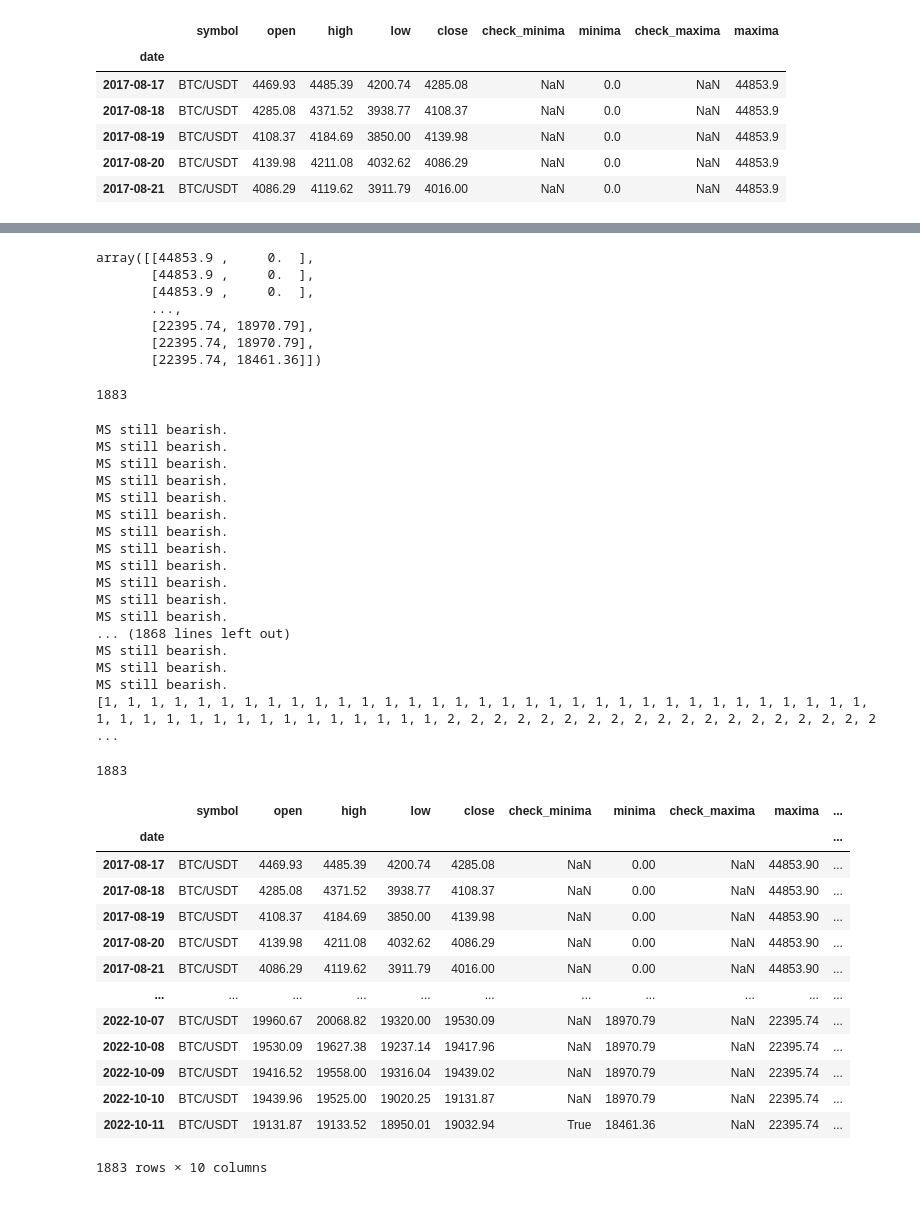
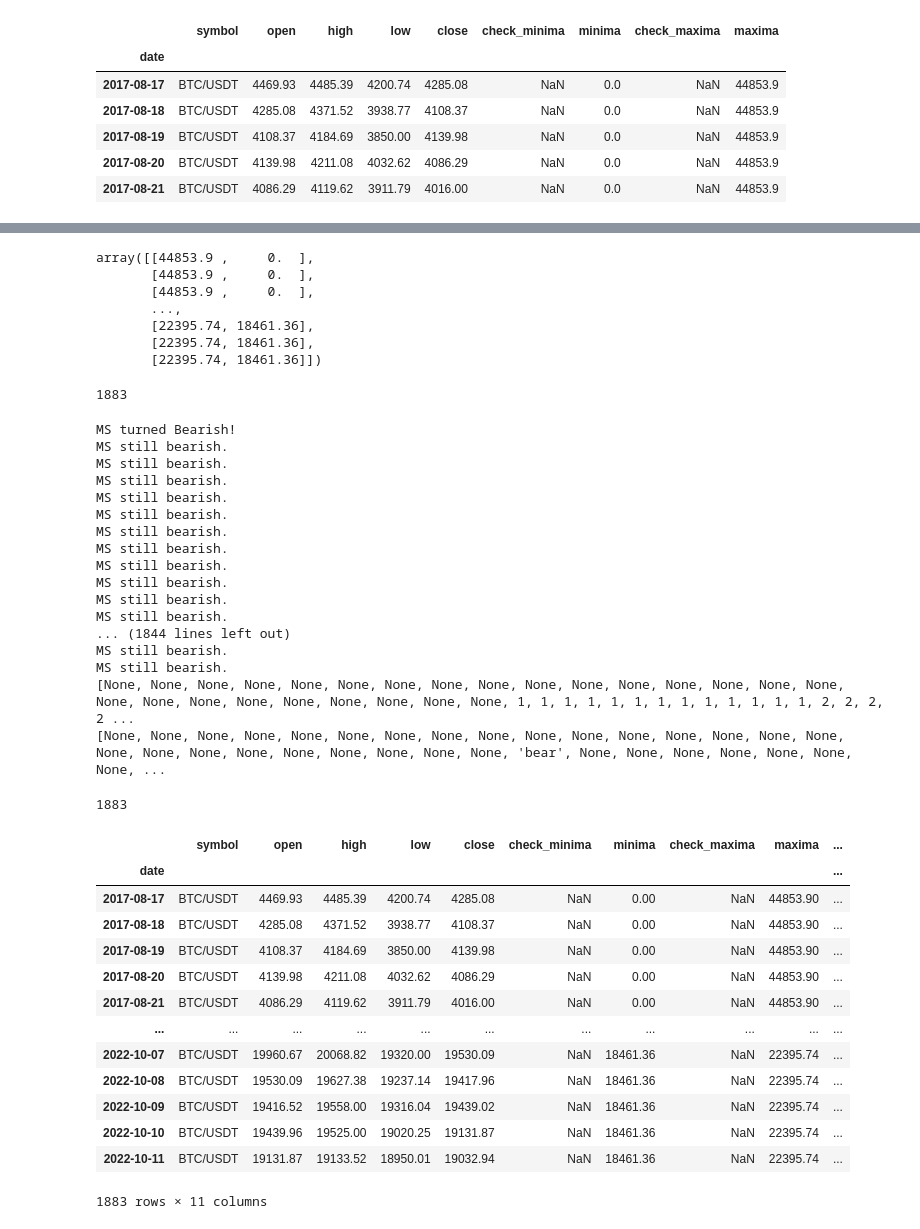
Before and after one commit to adevrent/freqtrade_custom_strats, a Jupyter notebook: python_concepts/orderblocks.ipynb, the cells around one changed output, grey strips where cells are left out. Drawn from its saved outputs; the diff is of its cells as text; code cells hidden in the pictures.

```diff
--- a/python_concepts/orderblocks.ipynb
+++ b/python_concepts/orderblocks.ipynb
@@ -41,5 +41,5 @@ plt.plot(df.index, df["close"])
 # %%
-pivot_range = int(20)
+pivot_range = int(10)
 
 conditions1_minima = np.array([(df["close"].shift(periods = pivot_range) < df["close"].shift(periods = pivot_range + lb)) for lb in range(1, pivot_range + 1)])
 conditions2_minima = np.array([(df["close"].shift(periods = pivot_range) < df["close"].shift(periods = pivot_range - lb)) for lb in range(1, pivot_range + 1)])
@@ -166,8 +166,8 @@ array([[44853.9 ,     0.  ],
        [44853.9 ,     0.  ],
        [44853.9 ,     0.  ],
        ...,
-       [22395.74, 18970.79],
-       [22395.74, 18970.79],
+       [22395.74, 18461.36],
+       [22395.74, 18461.36],
        [22395.74, 18461.36]])
 # %%
 len(arr_ext)
@@ -176,29 +176,38 @@ len(arr_ext)
 # %%
 ms = None  # 2 for bullish 1 for bearish market structure (ms).
 ms_list = []
+ms_change = []
+
 # Iterate over the array with a for loop
 for i in range(0, len(arr_ext)):
     # Compare the current element to the previous element
     if arr_ext[i][1] > arr_ext[i - 1][1]:  # Higher low (higher minima value.)
         ms = 2  # Bullish ms.
         ms_list.append(ms)
+        ms_change.append("bull")
         print("MS turned Bullish!")
-        #print(ms_list)
+
+
+
     elif arr_ext[i][0] < arr_ext[i - 1][0]: # Lower high (lower maxima value.)
         ms = 1  # Bearish ms.
         ms_list.append(ms)
+        ms_change.append("bear")
         print("MS turned Bearish!")
-        #print(ms_list)
+
     else:
         if ms == 2:
             print("MS still bullish.")
         elif ms == 1:
             print("MS still bearish.")
         ms_list.append(ms)
-        #print(ms_list)
+        ms_change.append(None)
+
 
 print(ms_list)
+print(ms_change)
 # %% [output]
+MS turned Bearish!
 MS still bearish.
 MS still bearish.
 MS still bearish.
@@ -210,31 +219,32 @@ MS still bearish.
 MS still bearish.
 MS still bearish.
 MS still bearish.
-MS still bearish.
-... (1868 lines left out)
+... (1844 lines left out)
 MS still bearish.
 MS still bearish.
-MS still bearish.
-[1, 1, 1, 1, 1, 1, 1, 1, 1, 1, 1, 1, 1, 1, 1, 1, 1, 1, 1, 1, 1, 1, 1, 1, 1, 1, 1, 1, 1, 1, 1, 1, 1, 1, 1, 1, 1, 1, 1, 1, 1, 1, 1, 1, 1, 1, 1, 1, 2, 2, 2, 2, 2, 2, 2, 2, 2, 2, 2, 2, 2, 2, 2, 2, 2, 2, 2 ...
+[None, None, None, None, None, None, None, None, None, None, None, None, None, None, None, None, None, None, None, None, None, None, None, None, None, 1, 1, 1, 1, 1, 1, 1, 1, 1, 1, 1, 1, 1, 2, 2, 2, 2 ...
+[None, None, None, None, None, None, None, None, None, None, None, None, None, None, None, None, None, None, None, None, None, None, None, None, None, 'bear', None, None, None, None, None, None, None, ...
 # %%
 len(ms_list)
 # %% [output]
 1883
 # %%
 df["market_structure"] = ms_list
+df["ms_change"] = ms_change
+
 df
 # %% [output]
 |  | symbol | open | high | low | close | check_minima | minima | check_maxima | maxima | ... |
 | date |  |  |  |  |  |  |  |  |  | ... |
 | 2017-08-17 | BTC/USDT | 4469.93 | 4485.39 | 4200.74 | 4285.08 | NaN | 0.00 | NaN | 44853.90 | ... |
 | 2017-08-18 | BTC/USDT | 4285.08 | 4371.52 | 3938.77 | 4108.37 | NaN | 0.00 | NaN | 44853.90 | ... |
 | 2017-08-19 | BTC/USDT | 4108.37 | 4184.69 | 3850.00 | 4139.98 | NaN | 0.00 | NaN | 44853.90 | ... |
 | 2017-08-20 | BTC/USDT | 4139.98 | 4211.08 | 4032.62 | 4086.29 | NaN | 0.00 | NaN | 44853.90 | ... |
 | 2017-08-21 | BTC/USDT | 4086.29 | 4119.62 | 3911.79 | 4016.00 | NaN | 0.00 | NaN | 44853.90 | ... |
 | ... | ... | ... | ... | ... | ... | ... | ... | ... | ... | ... |
-| 2022-10-07 | BTC/USDT | 19960.67 | 20068.82 | 19320.00 | 19530.09 | NaN | 18970.79 | NaN | 22395.74 | ... |
-| 2022-10-08 | BTC/USDT | 19530.09 | 19627.38 | 19237.14 | 19417.96 | NaN | 18970.79 | NaN | 22395.74 | ... |
-| 2022-10-09 | BTC/USDT | 19416.52 | 19558.00 | 19316.04 | 19439.02 | NaN | 18970.79 | NaN | 22395.74 | ... |
-| 2022-10-10 | BTC/USDT | 19439.96 | 19525.00 | 19020.25 | 19131.87 | NaN | 18970.79 | NaN | 22395.74 | ... |
-| 2022-10-11 | BTC/USDT | 19131.87 | 19133.52 | 18950.01 | 19032.94 | True | 18461.36 | NaN | 22395.74 | ... |
+| 2022-10-07 | BTC/USDT | 19960.67 | 20068.82 | 19320.00 | 19530.09 | NaN | 18461.36 | NaN | 22395.74 | ... |
+| 2022-10-08 | BTC/USDT | 19530.09 | 19627.38 | 19237.14 | 19417.96 | NaN | 18461.36 | NaN | 22395.74 | ... |
+| 2022-10-09 | BTC/USDT | 19416.52 | 19558.00 | 19316.04 | 19439.02 | NaN | 18461.36 | NaN | 22395.74 | ... |
+| 2022-10-10 | BTC/USDT | 19439.96 | 19525.00 | 19020.25 | 19131.87 | NaN | 18461.36 | NaN | 22395.74 | ... |
+| 2022-10-11 | BTC/USDT | 19131.87 | 19133.52 | 18950.01 | 19032.94 | NaN | 18461.36 | NaN | 22395.74 | ... |
-1883 rows × 10 columns
+1883 rows × 11 columns
```
Also changed, not shown: parts of 6 cells of this notebook.
